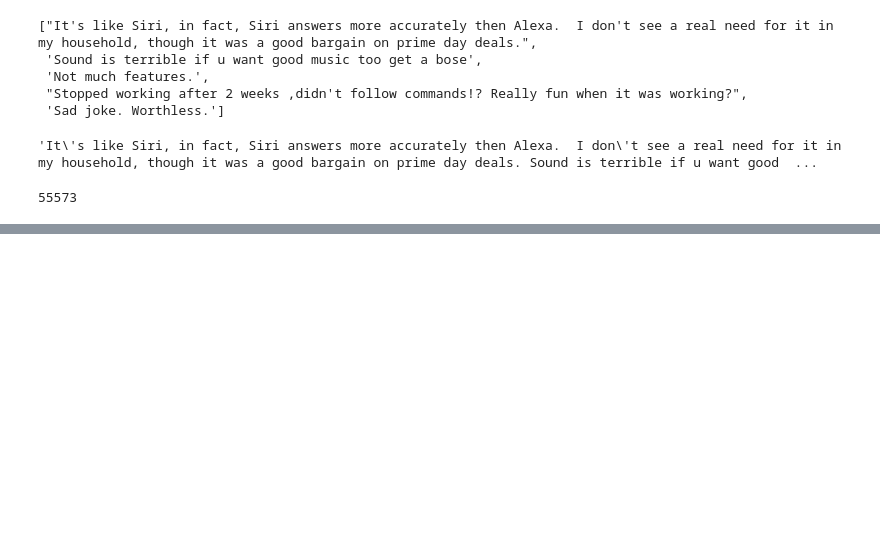
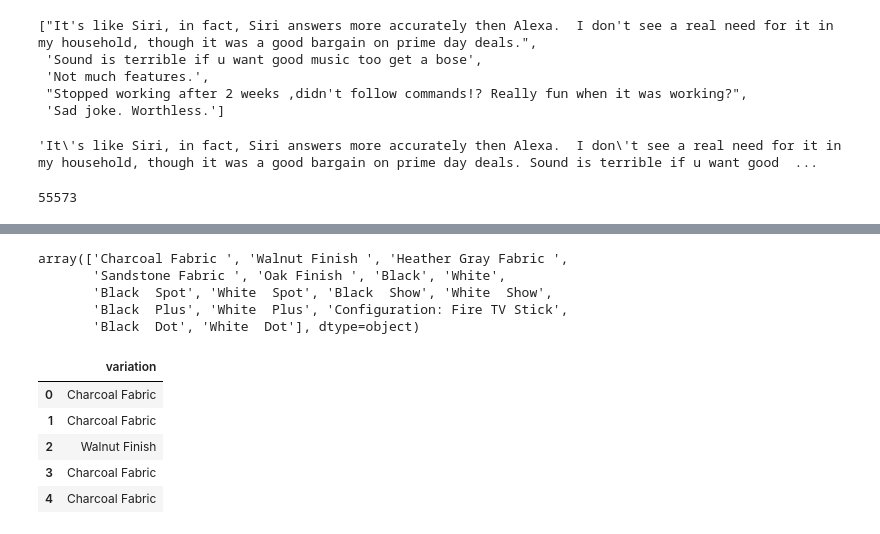
Before and after one commit to Mario-RJunior/relacoes-publicas-clientes-NLP, a Jupyter notebook: relacoes_publicas_NLP.ipynb, the cells around one changed output, grey strips where cells are left out. Saved outputs shown, nothing was run; the diff lists cells and outputs as text; code cells hidden in the pictures; blank space fills up the shorter version.

```diff
--- a/relacoes_publicas_NLP.ipynb
+++ b/relacoes_publicas_NLP.ipynb
@@ -299,0 +314,23 @@ plt.imshow(WordCloud().generate(negative_sentences_as_one_string));
+# %%
+# Verificando os valores únicos
+reviews_df['variation'].unique()
+# %% [output]
+array(['Charcoal Fabric ', 'Walnut Finish ', 'Heather Gray Fabric ',
+       'Sandstone Fabric ', 'Oak Finish ', 'Black', 'White',
+       'Black  Spot', 'White  Spot', 'Black  Show', 'White  Show',
+       'Black  Plus', 'White  Plus', 'Configuration: Fire TV Stick',
+       'Black  Dot', 'White  Dot'], dtype=object)
+# %%
+# Criando novo dataframe com apenas o atributo "variation"
+reviews_variation_df = reviews_df['variation']
+reviews_variation_df = pd.DataFrame(reviews_variation_df)
+
+# Visualizando o cabeçalho do novo dataframe
+reviews_variation_df.head()
+# %% [output]
+|  | variation |
+| 0 | Charcoal Fabric |
+| 1 | Charcoal Fabric |
+| 2 | Walnut Finish |
+| 3 | Charcoal Fabric |
+| 4 | Charcoal Fabric |
```
Also changed, not shown: parts of 11 cells of this notebook.
